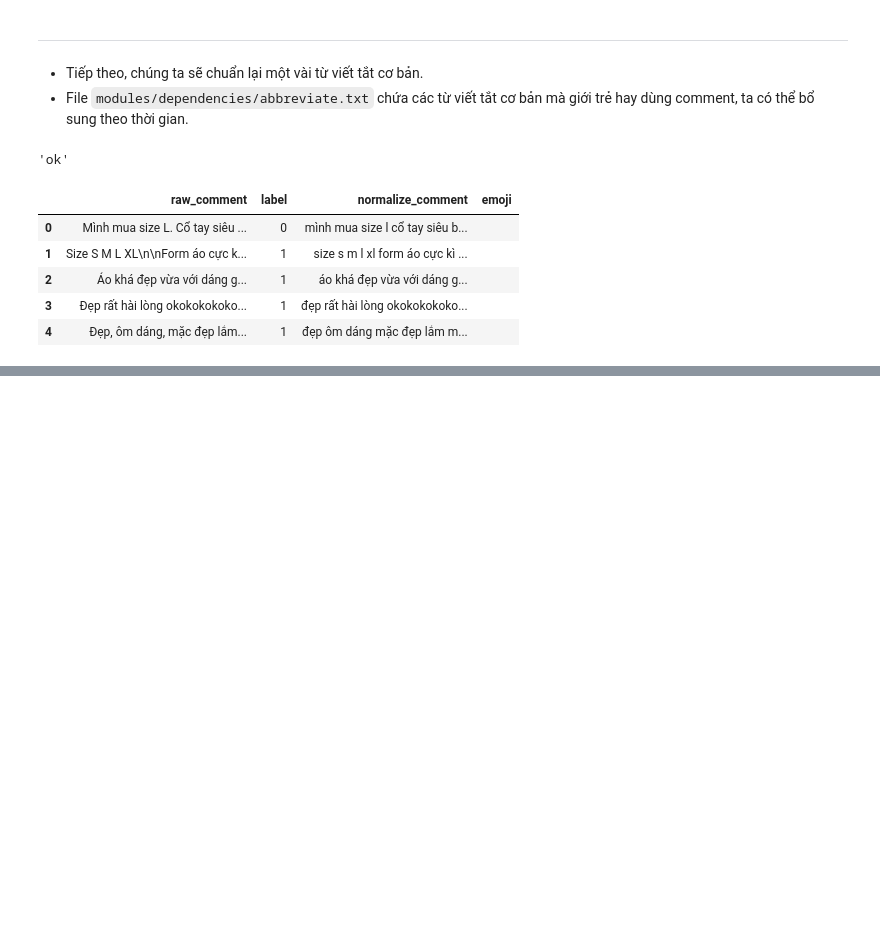
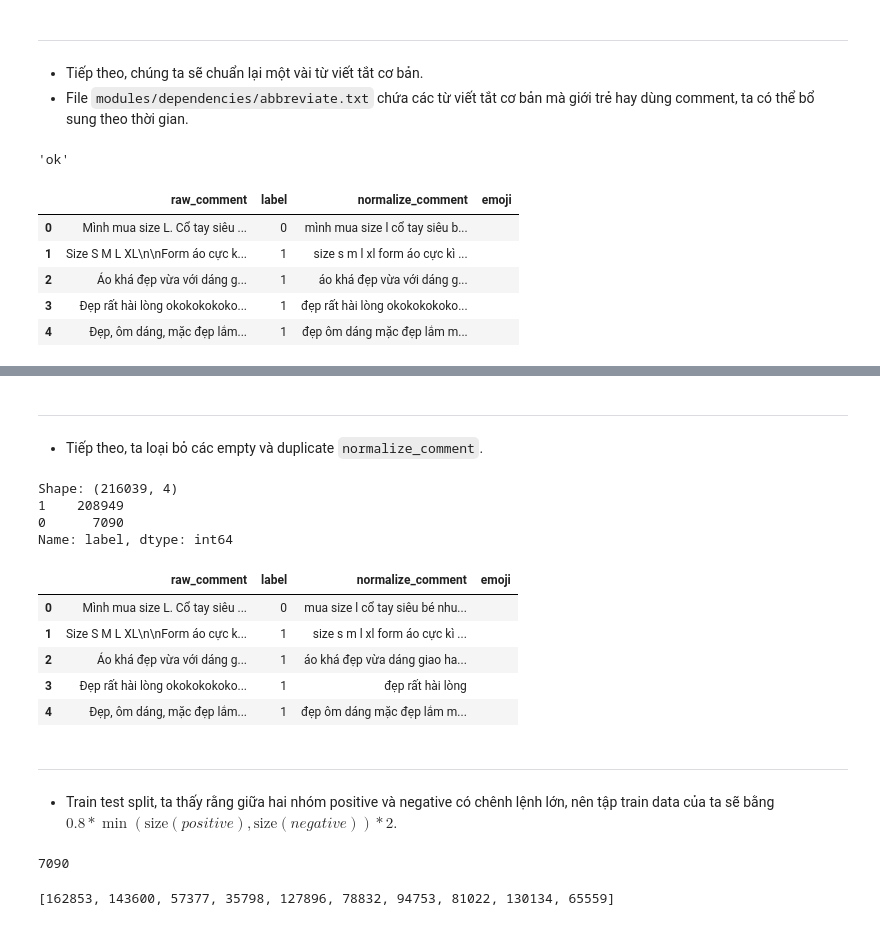
Before and after one commit to cuongpiger/SCL_KHVW_Sentiment_Analysis_Project, a Jupyter notebook: 01.pre-processing.ipynb, the cells around one changed output, grey strips where cells are left out. Cells and saved outputs as stored; diff of their text form; code cells hidden in the pictures; blank space fills up the shorter version.

```diff
--- a/01.pre-processing.ipynb
+++ b/01.pre-processing.ipynb
@@ -319,0 +362,30 @@ reviews.head()
+# %% [markdown]
+<hr>
+
+* Tiếp theo, ta loại bỏ các empty và duplicate `normalize_comment`.
+# %%
+reviews = Processor.removeEmptyOrDuplicateComment(reviews)
+
+Processor.printAfterProcess(reviews)
+reviews.head()
+# %% [output]
+Shape: (216039, 4)
+1    208949
+0      7090
+Name: label, dtype: int64
+|  | raw_comment | label | normalize_comment | emoji |
+| 0 | Mình mua size L. Cổ tay siêu ... | 0 | mua size l cổ tay siêu bé nhu... |  |
+| 1 | Size S M L XL\n\nForm áo cực k... | 1 | size s m l xl form áo cực kì ... |  |
+| 2 | Áo khá đẹp vừa với dáng g... | 1 | áo khá đẹp vừa dáng giao ha... |  |
+| 3 | Đẹp rất hài lòng okokokokoko... | 1 | đẹp rất hài lòng |  |
+| 4 | Đẹp, ôm dáng, mặc đẹp lắm... | 1 | đẹp ôm dáng mặc đẹp lắm m... |  |
+# %% [markdown]
+<hr>
+
+* Train test split, ta thấy rằng giữa hai nhóm positive và negative có chênh lệnh lớn, nên tập train data của ta sẽ bằng $0.8 * \min(\mathrm{size}(positive), \mathrm{size}(negative)) * 2$.
+# %%
+half_min_size = min(reviews['label'].value_counts())
+
+half_min_size
+# %% [output]
+7090
@@ -319,0 +398,6 @@ reviews.head()
+# %%
+positive_index = random.sample(range(0, reviews_positive.shape[0]), half_min_size)
+
+positive_index[:10]
+# %% [output]
+[162853, 143600, 57377, 35798, 127896, 78832, 94753, 81022, 130134, 65559]
```
Also changed, not shown: parts of 23 cells of this notebook, 10 other files.
